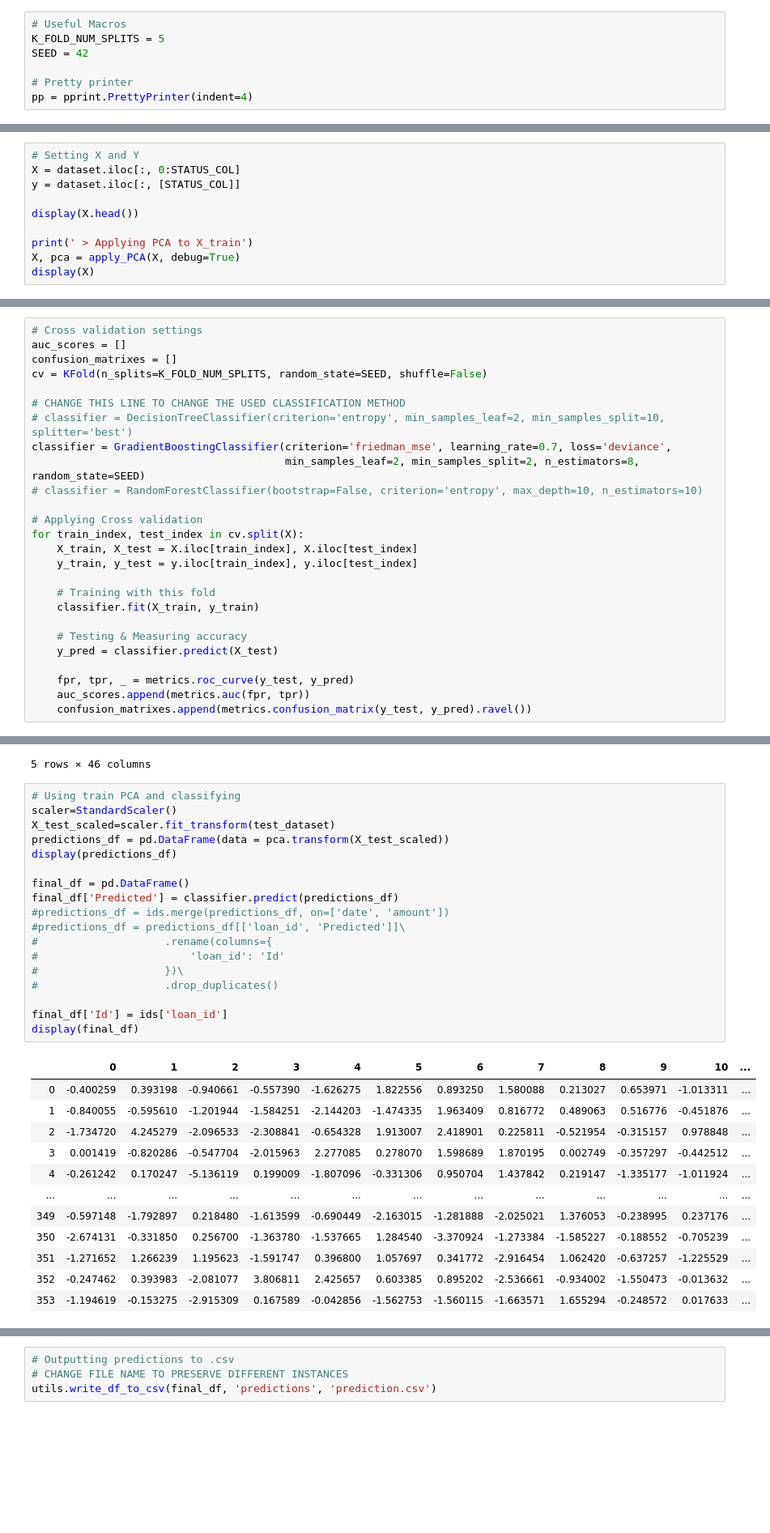
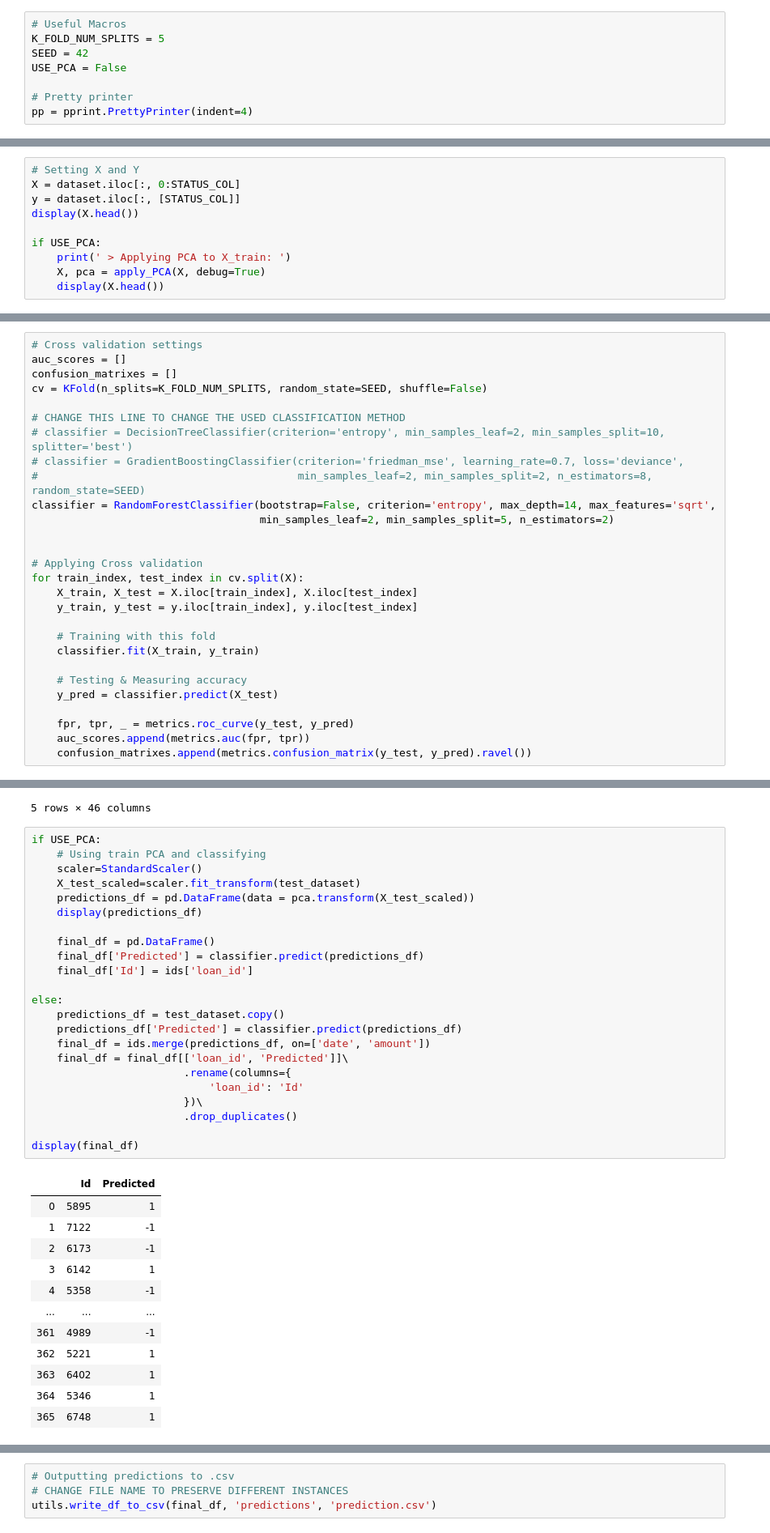
Before and after one commit to EdgarACarneiro/feup-ecac, a Jupyter notebook: project-competition/prediction.ipynb, the cells around one changed output, grey strips where cells are left out. Shown at 81% size. Saved outputs shown, nothing was run; the diff lists cells and outputs as text; blank space fills up the shorter version.

```diff
--- a/project-competition/prediction.ipynb
+++ b/project-competition/prediction.ipynb
@@ -107,6 +107,7 @@ def create_GB():
 # Useful Macros
 K_FOLD_NUM_SPLITS = 5
 SEED = 42
+USE_PCA = False
 
 # Pretty printer
 pp = pprint.PrettyPrinter(indent=4)
@@ -127,12 +128,12 @@ STATUS_COL = dataset.columns.get_loc("status")
 # Setting X and Y
 X = dataset.iloc[:, 0:STATUS_COL]
 y = dataset.iloc[:, [STATUS_COL]]
-
 display(X.head())
 
-print(' > Applying PCA to X_train')
-X, pca = apply_PCA(X, debug=True)
-display(X)
+if USE_PCA:
+    print(' > Applying PCA to X_train: ')
+    X, pca = apply_PCA(X, debug=True)
+    display(X.head())
 # %% [output]
 |  | date | amount | payments | frequency | account_creation_date | balance_mean | balance_max | balance_min | ... |
 | 0 | 0.000000 | 96396 | 8033 | 2 | 0.054011 | 12250.000000 | 20100.0 | 1100.0 | ... |
@@ -347,9 +332,11 @@ cv = KFold(n_splits=K_FOLD_NUM_SPLITS, random_state=SEED, shuffle=False)
 
 # CHANGE THIS LINE TO CHANGE THE USED CLASSIFICATION METHOD
 # classifier = DecisionTreeClassifier(criterion='entropy', min_samples_leaf=2, min_samples_split=10, splitter='best')
-classifier = GradientBoostingClassifier(criterion='friedman_mse', learning_rate=0.7, loss='deviance',
-                                        min_samples_leaf=2, min_samples_split=2, n_estimators=8, random_state=SEED)
-# classifier = RandomForestClassifier(bootstrap=False, criterion='entropy', max_depth=10, n_estimators=10)
+# classifier = GradientBoostingClassifier(criterion='friedman_mse', learning_rate=0.7, loss='deviance',
+#                                         min_samples_leaf=2, min_samples_split=2, n_estimators=8, random_state=SEED)
+classifier = RandomForestClassifier(bootstrap=False, criterion='entropy', max_depth=14, max_features='sqrt',
+                                    min_samples_leaf=2, min_samples_split=5, n_estimators=2)
+
 
 # Applying Cross validation
 for train_index, test_index in cv.split(X):
@@ -417,33 +404,38 @@ display(test_dataset.head())
 | 4 | 0.025568 | 38520 | 3210 | 1 | 0.047035 | 20231.313158 | 31302.0 | 900.0 | ... |
 5 rows × 46 columns
 # %%
-# Using train PCA and classifying
-scaler=StandardScaler()
-X_test_scaled=scaler.fit_transform(test_dataset)
-predictions_df = pd.DataFrame(data = pca.transform(X_test_scaled))
-display(predictions_df)
+if USE_PCA:
+    # Using train PCA and classifying
+    scaler=StandardScaler()
+    X_test_scaled=scaler.fit_transform(test_dataset)
+    predictions_df = pd.DataFrame(data = pca.transform(X_test_scaled))
+    display(predictions_df)
 
-final_df = pd.DataFrame()
-final_df['Predicted'] = classifier.predict(predictions_df)
-#predictions_df = ids.merge(predictions_df, on=['date', 'amount'])
-#predictions_df = predictions_df[['loan_id', 'Predicted']]\
-#                    .rename(columns={
-#                        'loan_id': 'Id'
-#                    })\
-#                    .drop_duplicates()
+    final_df = pd.DataFrame()
+    final_df['Predicted'] = classifier.predict(predictions_df)
+    final_df['Id'] = ids['loan_id']
 
-final_df['Id'] = ids['loan_id']
+else:
+    predictions_df = test_dataset.copy()
+    predictions_df['Predicted'] = classifier.predict(predictions_df)
+    final_df = ids.merge(predictions_df, on=['date', 'amount'])
+    final_df = final_df[['loan_id', 'Predicted']]\
+                        .rename(columns={
+                            'loan_id': 'Id'
+                        })\
+                        .drop_duplicates()
+
 display(final_df)
 # %% [output]
-|  | 0 | 1 | 2 | 3 | 4 | 5 | 6 | 7 | 8 | 9 | 10 | ... |
-| 0 | -0.400259 | 0.393198 | -0.940661 | -0.557390 | -1.626275 | 1.822556 | 0.893250 | 1.580088 | 0.213027 | 0.653971 | -1.013311 | ... |
-| 1 | -0.840055 | -0.595610 | -1.201944 | -1.584251 | -2.144203 | -1.474335 | 1.963409 | 0.816772 | 0.489063 | 0.516776 | -0.451876 | ... |
-| 2 | -1.734720 | 4.245279 | -2.096533 | -2.308841 | -0.654328 | 1.913007 | 2.418901 | 0.225811 | -0.521954 | -0.315157 | 0.978848 | ... |
-| 3 | 0.001419 | -0.820286 | -0.547704 | -2.015963 | 2.277085 | 0.278070 | 1.598689 | 1.870195 | 0.002749 | -0.357297 | -0.442512 | ... |
-| 4 | -0.261242 | 0.170247 | -5.136119 | 0.199009 | -1.807096 | -0.331306 | 0.950704 | 1.437842 | 0.219147 | -1.335177 | -1.011924 | ... |
-| ... | ... | ... | ... | ... | ... | ... | ... | ... | ... | ... | ... | ... |
-| 349 | -0.597148 | -1.792897 | 0.218480 | -1.613599 | -0.690449 | -2.163015 | -1.281888 | -2.025021 | 1.376053 | -0.238995 | 0.237176 | ... |
-| 350 | -2.674131 | -0.331850 | 0.256700 | -1.363780 | -1.537665 | 1.284540 | -3.370924 | -1.273384 | -1.585227 | -0.188552 | -0.705239 | ... |
-| 351 | -1.271652 | 1.266239 | 1.195623 | -1.591747 | 0.396800 | 1.057697 | 0.341772 | -2.916454 | 1.062420 | -0.637257 | -1.225529 | ... |
-| 352 | -0.247462 | 0.393983 | -2.081077 | 3.806811 | 2.425657 | 0.603385 | 0.895202 | -2.536661 | -0.934002 | -1.550473 | -0.013632 | ... |
-| 353 | -1.194619 | -0.153275 | -2.915309 | 0.167589 | -0.042856 | -1.562753 | -1.560115 | -1.663571 | 1.655294 | -0.248572 | 0.017633 | ... |
+|  | Id | Predicted |
+| 0 | 5895 | 1 |
+| 1 | 7122 | -1 |
+| 2 | 6173 | -1 |
+| 3 | 6142 | 1 |
+| 4 | 5358 | -1 |
+| ... | ... | ... |
+| 361 | 4989 | -1 |
+| 362 | 5221 | 1 |
+| 363 | 6402 | 1 |
+| 364 | 5346 | 1 |
+| 365 | 6748 | 1 |
```
Also changed, not shown: parts of 6 cells of this notebook, 2 other files.
